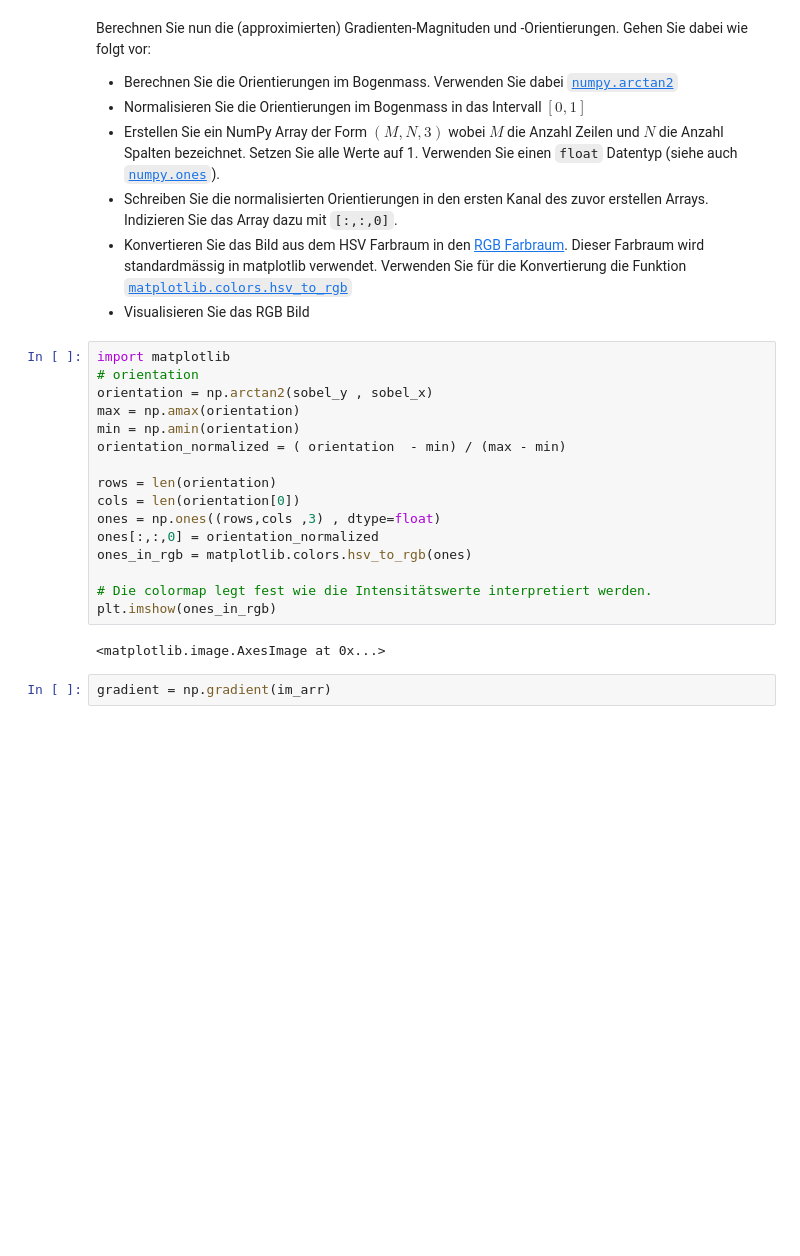
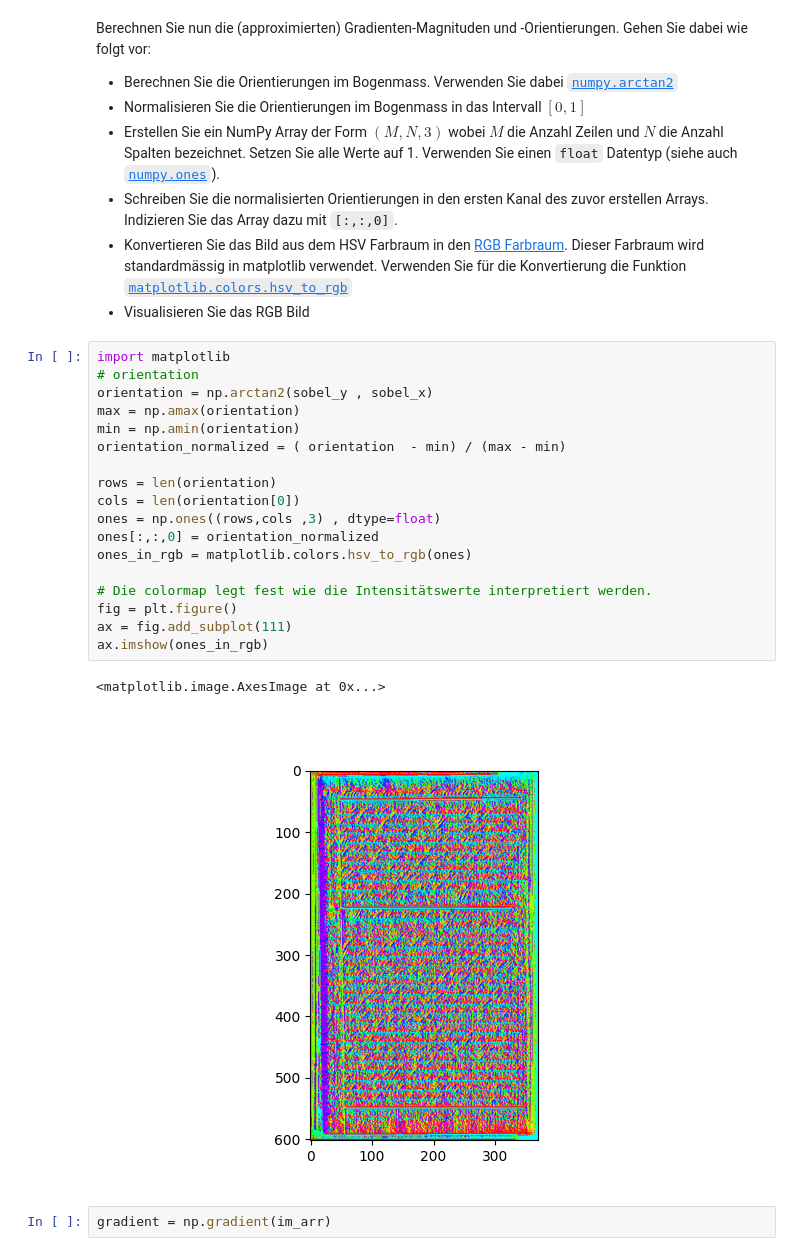
Before and after one commit to magdyamr542/fachprojekt, a Jupyter notebook: aufgabe5/aufgabe05.ipynb, the cells around one changed output. Drawn from its saved outputs; the diff is of its cells as text; blank space fills up the shorter version.

```diff
--- a/aufgabe5/aufgabe05.ipynb
+++ b/aufgabe5/aufgabe05.ipynb
@@ -124,21 +134,24 @@ Berechnen Sie nun die (approximierten) Gradienten-Magnituden und -Orientierungen
 # %%
 import matplotlib
 # orientation
 orientation = np.arctan2(sobel_y , sobel_x)
 max = np.amax(orientation)
 min = np.amin(orientation)
 orientation_normalized = ( orientation  - min) / (max - min)
 
 rows = len(orientation)
 cols = len(orientation[0])
 ones = np.ones((rows,cols ,3) , dtype=float)
 ones[:,:,0] = orientation_normalized
 ones_in_rgb = matplotlib.colors.hsv_to_rgb(ones)
 
 # Die colormap legt fest wie die Intensitätswerte interpretiert werden.
-plt.imshow(ones_in_rgb)
+fig = plt.figure()
+ax = fig.add_subplot(111)
+ax.imshow(ones_in_rgb)
 # %% [output]
 <matplotlib.image.AxesImage at 0x...>
+[figure, added]
 # %%
 gradient = np.gradient(im_arr)
 # %% [markdown]
```
Also changed, not shown: parts of 12 cells of this notebook.
